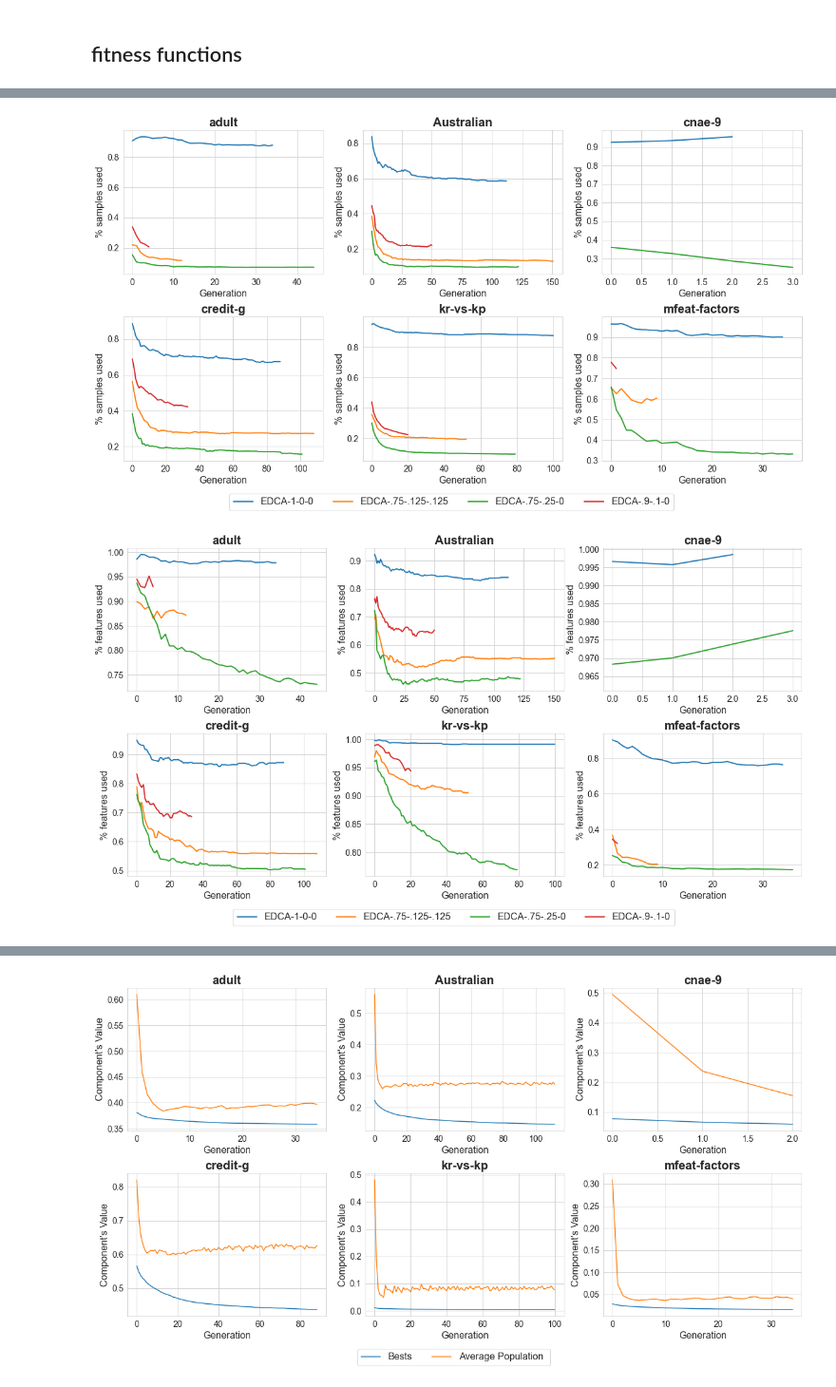
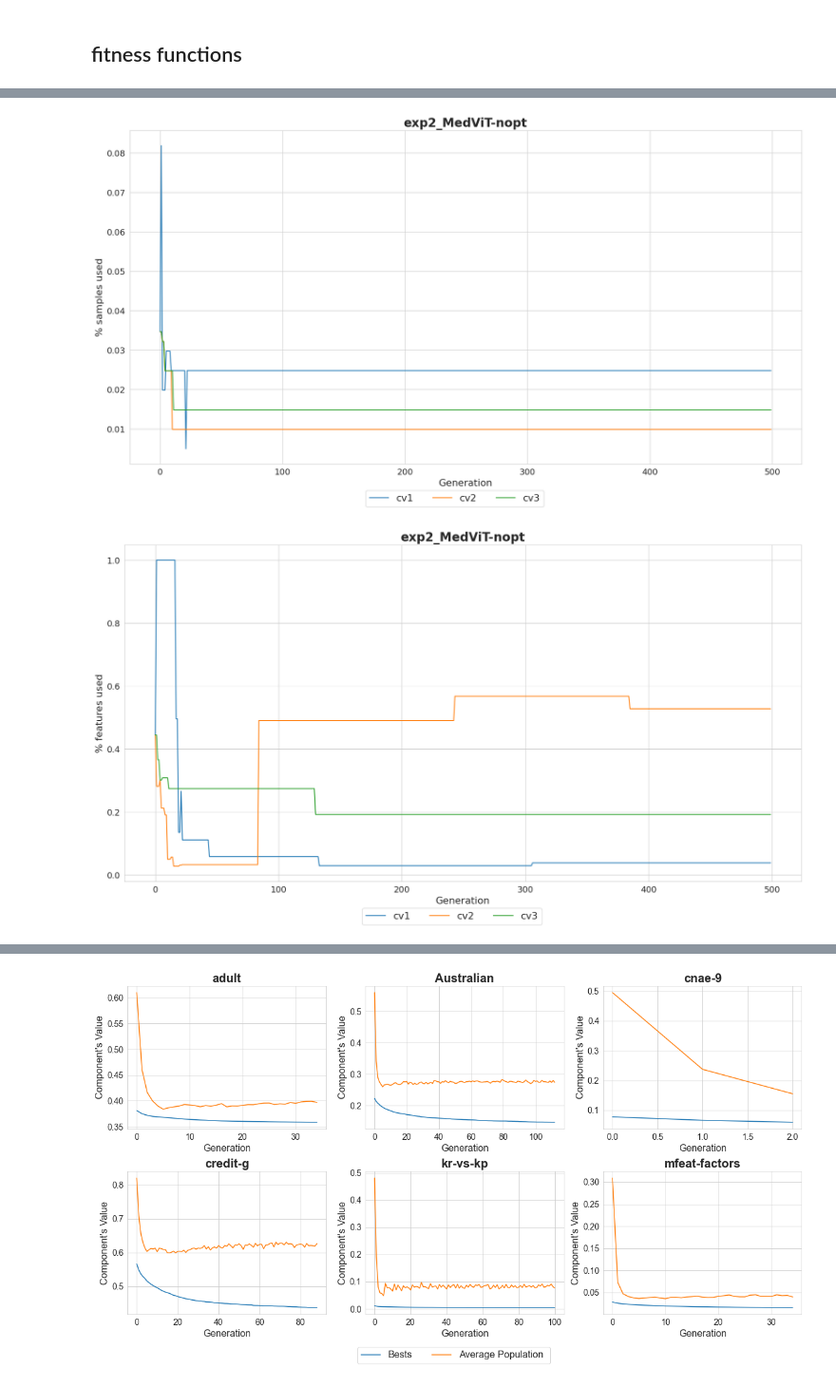
Before and after one commit to PugtgYosuky/EDCA, a Jupyter notebook: analysis/obtain-images.ipynb, the cells around one changed output, grey strips where cells are left out. Shown at 95% size. Drawn from its saved outputs; the diff is of its cells as text; code cells hidden in the pictures.

```diff
--- a/analysis/obtain-images.ipynb
+++ b/analysis/obtain-images.ipynb
@@ -177,15 +182,13 @@ for dataset in datasets:
 # %%
+
 for dataset in datasets:
     for framework, label in frameworks.items():
-        path = os.path.join('..', 'thesis-results', 'datasets-divided', framework, dataset)
-        for exp in os.listdir(path):
-            for fold in range(1, 5+1):
-                try:
-                    bests = pd.read_csv(os.path.join(path, exp, 'evo', f'evo_fold{fold}', 'bests.csv'))
-                    for m in [m for m in bests.columns if m not in ['Iteration','config']]:
-                        values[dataset][framework][m] = values[dataset][framework].get(m, []) + [list(bests[m])]
-                except:
-                    continue
+        for fold in range(1, 3 + 1):
+            bests_path = os.path.join(edca_root, f"edca_fold{fold}", "bests.csv")
+            bests = pd.read_csv(bests_path)
+
+            for m in [m for m in bests.columns if m not in ['Iteration', 'config']]:
+                values[dataset][framework][m] = values[dataset][framework].get(m, []) + [list(bests[m])]
 # %%
 def get_mean_array(array, until_min=False):
     max_generations = max(len(v) for v in array)
@@ -204,23 +207,32 @@ def get_mean_array(array, until_min=False):
 # %%
 def plot_evolution_along_generations(values, metric, ylabel):
     sns.set_style('whitegrid')
-    fig, axes = plt.subplots(nrows=2, ncols=int(len(datasets)/2), figsize=(20, 10), sharey=False)
+    ncols = max(1, len(datasets))
+    fig, axes = plt.subplots(nrows=1, ncols=ncols, figsize=(20, 10), sharey=False)
+    axes = np.array(axes).reshape(1, ncols)
     col = 0
     row = 0
     legends = {}
     for dataset in datasets:
         ax = axes[row][col]
         for framework, label in frameworks.items():
-            mean = get_mean_array(values[dataset][framework][metric], until_min=True)
-            l = ax.plot(mean, label=label, lw=2)
-            legends[label] = l[0]
+            curves = values[dataset][framework][metric]
+            # plot each fold curve ---
+            for fi, curve in enumerate(curves, start=1):
+                l_fold = ax.plot(curve, lw=1.6, alpha=0.9, label=f'cv{fi}')
+
+                if f'cv{fi}' not in legends:
+                    legends[f'cv{fi}'] = l_fold[0]
+
+
+
             ax.set_xlabel('Generation', fontdict=dict(size=16))
             ax.set_ylabel(ylabel, fontdict=dict(size=16))
             ax.set_title(dataset, fontdict=dict(size=20, weight='bold'))
             ax.tick_params(axis='both', which='both', labelsize=14)
             # ax.legend(loc='upper right')
         col += 1
-        if col == int(len(datasets)/2):
+        if col == ncols:
             col = 0
             row += 1
 
@@ -230,9 +242,10 @@ def plot_evolution_along_generations(values, metric, ylabel):
     plt.show()
 # %%
 plot_evolution_along_generations(values, 'fitness', 'Fitness')
-plot_evolution_along_generations(values, 'inv_metric', 'Inverted MCC')
+#plot_evolution_along_generations(values, 'inv_metric', 'Inverted MCC')
+plot_evolution_along_generations(values, 'search_metric', 'Search Metric')
 plot_evolution_along_generations(values, 'train_percentage', '% data used')
-plot_evolution_along_generations(values, 'sample_percentage', '% samples used')
-plot_evolution_along_generations(values, 'feature_percentage', '% features used')
-plot_evolution_along_generations(values, 'cpu_time', 'CPU time')
+plot_evolution_along_generations(values, 'samples_percentage', '% samples used') #estava sample e penso que é samples
+plot_evolution_along_generations(values, 'features_percentage', '% features used')
+plot_evolution_along_generations(values, 'time_cpu', 'CPU time')
 # %% [output]
@@ -242,2 +255,2 @@ plot_evolution_along_generations(values, 'cpu_time', 'CPU time')
-[figure, old version]
+[figure, new version]
-[figure, old version]
+[figure, new version]
```
Also changed, not shown: parts of 5 cells of this notebook, 8 other files.
